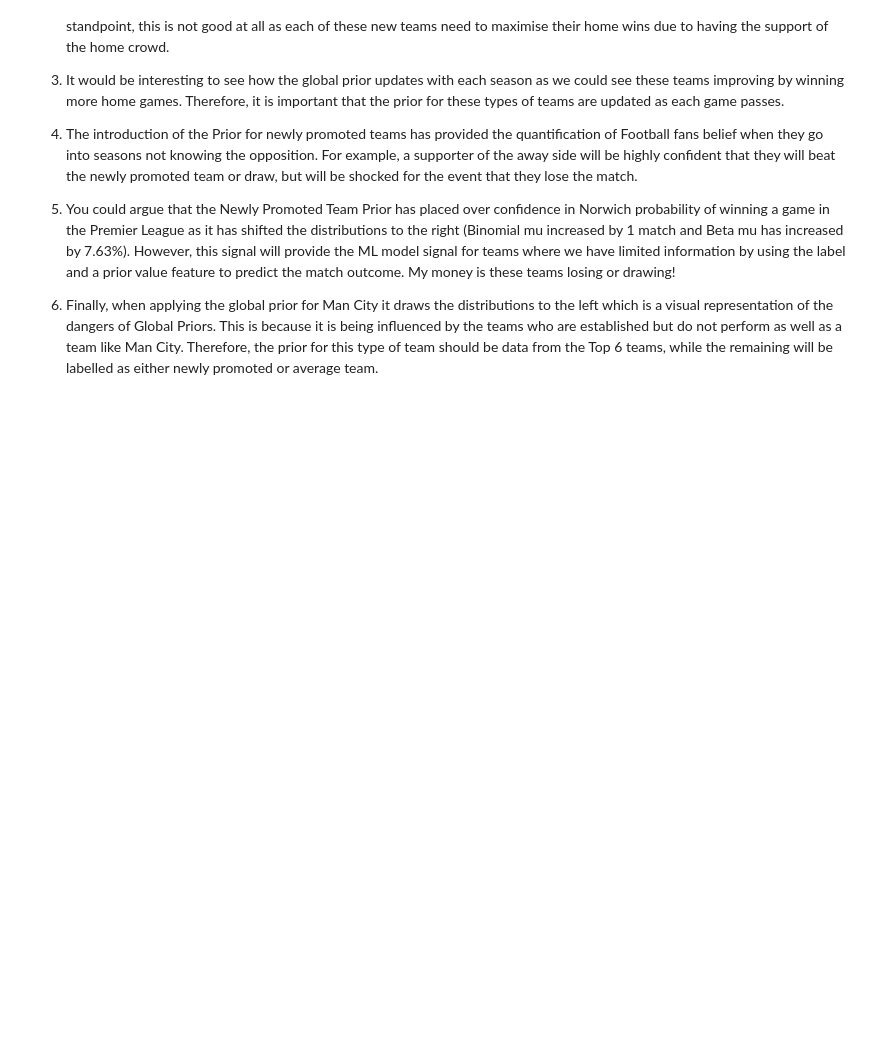
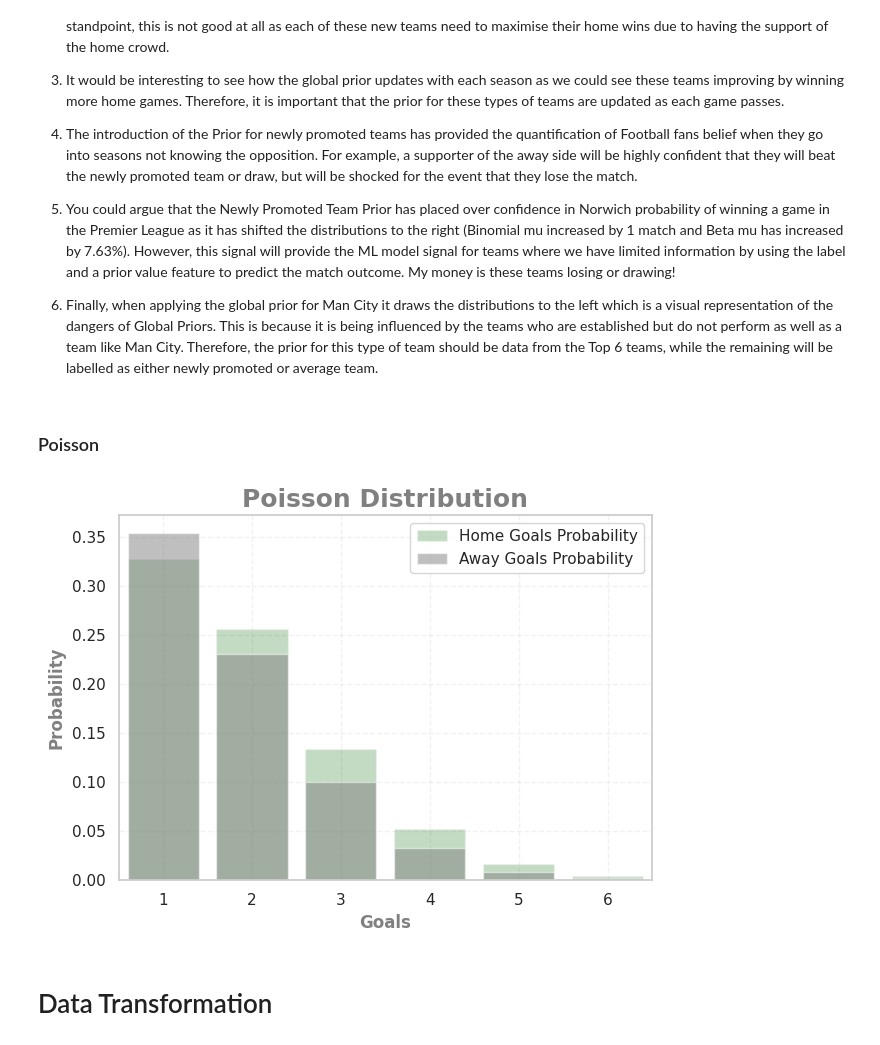
Before and after one commit to Cmay487/Premier_League_Match_Prediction, a Jupyter notebook: ApplyingProbabilityToFootball.ipynb, the cells around one changed output. Drawn from its saved outputs; the diff is of its cells as text; code cells hidden in the pictures; blank space fills up the shorter version.

```diff
--- a/ApplyingProbabilityToFootball.ipynb
+++ b/ApplyingProbabilityToFootball.ipynb
@@ -2768,6 +2818,54 @@ By adding the feature to determine newly promoted teams, I have observed the fol
 5. You could argue that the Newly Promoted Team Prior has placed over confidence in Norwich probability of winning a game in the Premier League as it has shifted the distributions to the right (Binomial mu increased by 1 match and Beta mu has increased by 7.63%). However, this signal will provide the ML model signal for teams where we have limited information by using the label and a prior value feature to predict the match outcome. My money is these teams losing or drawing!
 
 6. Finally, when applying the global prior for Man City it draws the distributions to the left which is a visual representation of the dangers of Global Priors. This is because it is being influenced by the teams who are established but do not perform as well as a team like Man City. Therefore, the prior for this type of team should be data from the Top 6 teams, while the remaining will be labelled as either newly promoted or average team.
+# %% [markdown]
+### Poisson
+# %%
+"""
+Within this section, I want to find out if i can model the expected goals per game. I can apply the
+Poisson Dist because:
+
+1. Each game is roughly 90 minutes long
+2. Each match is independent
+3. We have count data (Goals)
+4. No goal happens at the same time in each match - there is only one ball on the pitch!
+"""
+
+# lets just see the global poisson distribution
+avg_goals_game = train_df['FT_HomeGoals'].mean()
+avg_A_goals_game = train_df['FT_AwayGoals'].mean()
+
+# apply the Poisson
+x = range(1,7,1)
+poisson_dist = poisson.pmf(x,avg_goals_game)
+poisson_A_dist = poisson.pmf(x,avg_A_goals_game)
+
+
+sns.barplot(
+    x=x,
+    y=poisson_dist,
+    color='green',
+    alpha=0.25,
+    label="Home Goals Probability"
+);
+sns.barplot(
+    x=x,
+    y=poisson_A_dist,
+    color='grey',
+    alpha=0.5,
+    label="Away Goals Probability"
+);
+
+# adjust visual
+adjust_visuals(
+    'Poisson Distribution',
+    'Goals',
+    'Probability'
+)
+
+plt.legend();
+# %% [output]
+[figure, added]
 # %%
 """
 Now we have explored this area, lets create a Bayesian-like feature where
@@ -2786,3 +2884,5 @@ def rolling_expected_rate_binom(df:pd.DataFrame, team:str) -> pd.DataFrame:
 
   """
   df = df.copy()
+# %% [markdown]
+# Data Transformation
```
Also changed, not shown: parts of 25 cells of this notebook.
